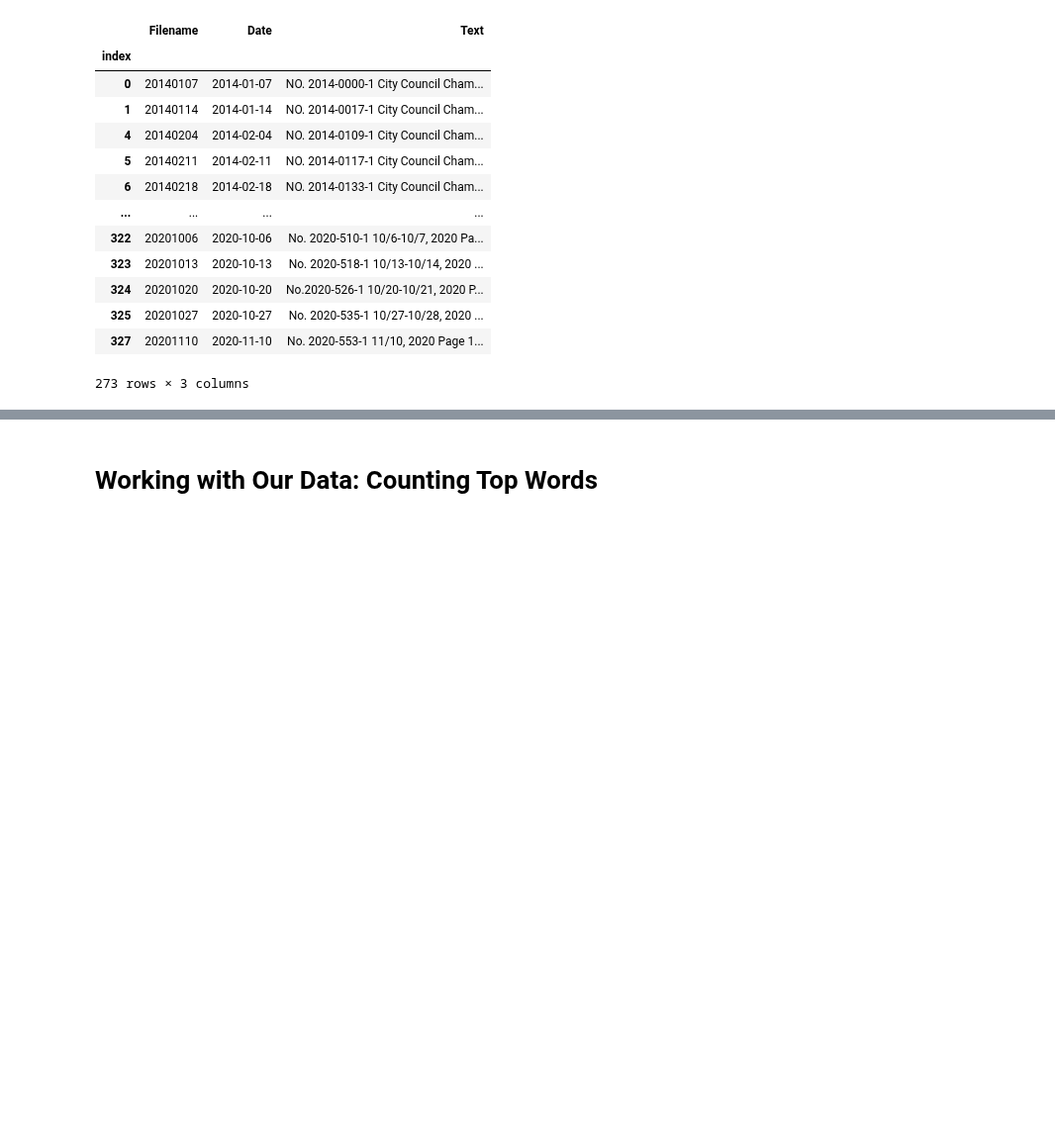
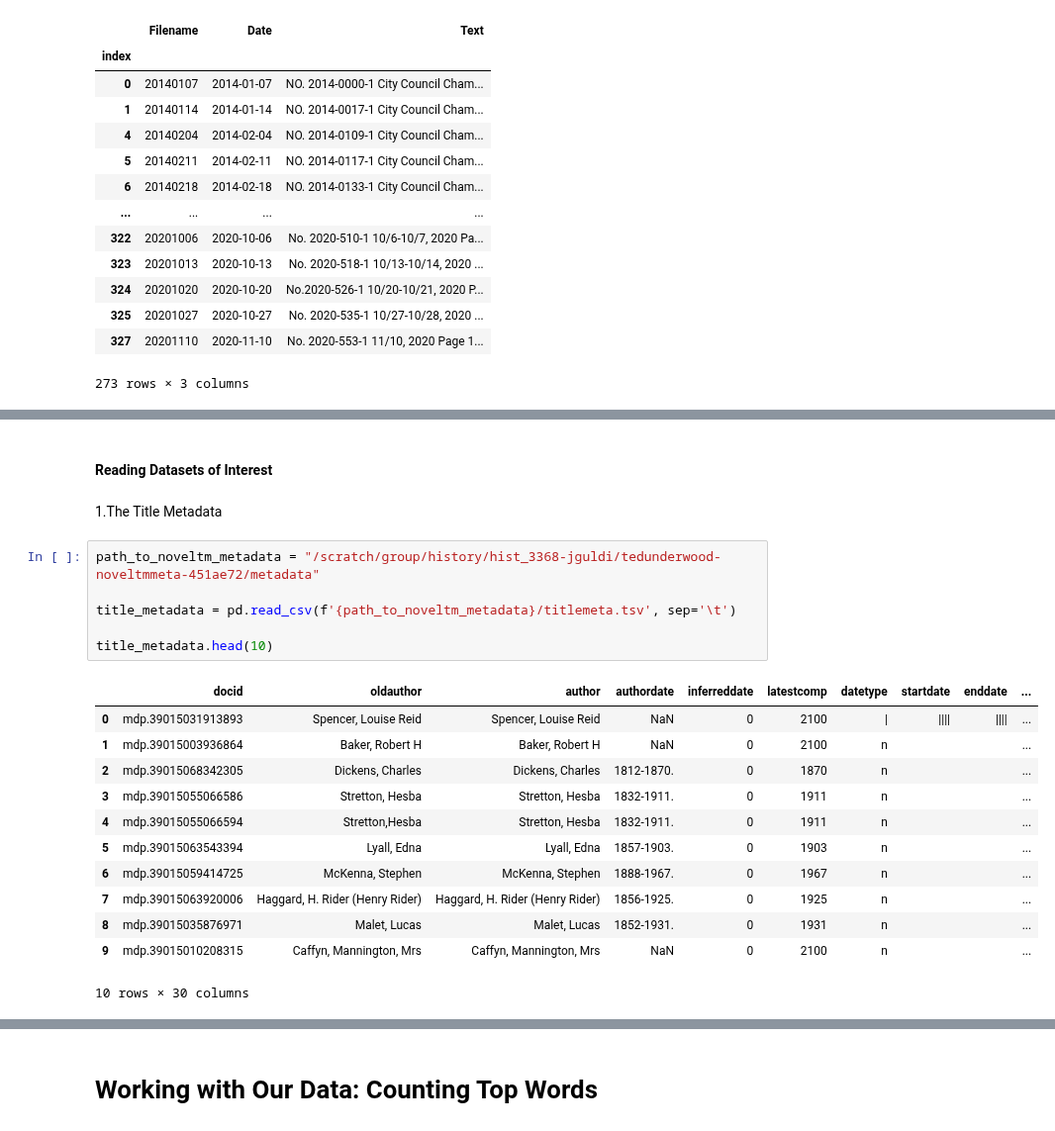
Before and after one commit to stephbuon/digital-history, a Jupyter notebook: hist3368-week4-access-data/hist3368-week4-access-data.ipynb, the cells around one changed output, grey strips where cells are left out. Shown at 99% size. Drawn from its saved outputs; the diff is of its cells as text; blank space fills up the shorter version.

```diff
--- a/hist3368-week4-access-data/hist3368-week4-access-data.ipynb
+++ b/hist3368-week4-access-data/hist3368-week4-access-data.ipynb
@@ -533,0 +542,23 @@ houston_minutes[houston_minutes['Date'].dt.day_name() == 'Tuesday']
+# %% [markdown]
+#### Reading Datasets of Interest
+# %% [markdown]
+1.The Title Metadata
+# %%
+path_to_noveltm_metadata = "/scratch/group/history/hist_3368-jguldi/tedunderwood-noveltmmeta-451ae72/metadata"
+
+title_metadata = pd.read_csv(f'{path_to_noveltm_metadata}/titlemeta.tsv', sep='\t')
+
+title_metadata.head(10)
+# %% [output]
+|  | docid | oldauthor | author | authordate | inferreddate | latestcomp | datetype | startdate | enddate | ... |
+| 0 | mdp.39015031913893 | Spencer, Louise Reid | Spencer, Louise Reid | NaN | 0 | 2100 | | | |||| | |||| | ... |
+| 1 | mdp.39015003936864 | Baker, Robert H | Baker, Robert H | NaN | 0 | 2100 | n |  |  | ... |
+| 2 | mdp.39015068342305 | Dickens, Charles | Dickens, Charles | 1812-1870. | 0 | 1870 | n |  |  | ... |
+| 3 | mdp.39015055066586 | Stretton, Hesba | Stretton, Hesba | 1832-1911. | 0 | 1911 | n |  |  | ... |
+| 4 | mdp.39015055066594 | Stretton,Hesba | Stretton, Hesba | 1832-1911. | 0 | 1911 | n |  |  | ... |
+| 5 | mdp.39015063543394 | Lyall, Edna | Lyall, Edna | 1857-1903. | 0 | 1903 | n |  |  | ... |
+| 6 | mdp.39015059414725 | McKenna, Stephen | McKenna, Stephen | 1888-1967. | 0 | 1967 | n |  |  | ... |
+| 7 | mdp.39015063920006 | Haggard, H. Rider (Henry Rider) | Haggard, H. Rider (Henry Rider) | 1856-1925. | 0 | 1925 | n |  |  | ... |
+| 8 | mdp.39015035876971 | Malet, Lucas | Malet, Lucas | 1852-1931. | 0 | 1931 | n |  |  | ... |
+| 9 | mdp.39015010208315 | Caffyn, Mannington, Mrs | Caffyn, Mannington, Mrs | NaN | 0 | 2100 | n |  |  | ... |
+10 rows × 30 columns
```
Also changed, not shown: parts of 13 cells of this notebook.
